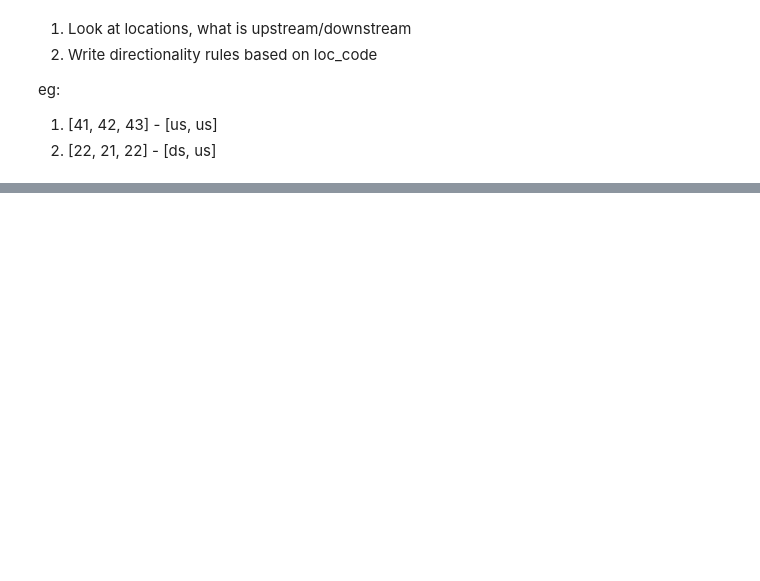
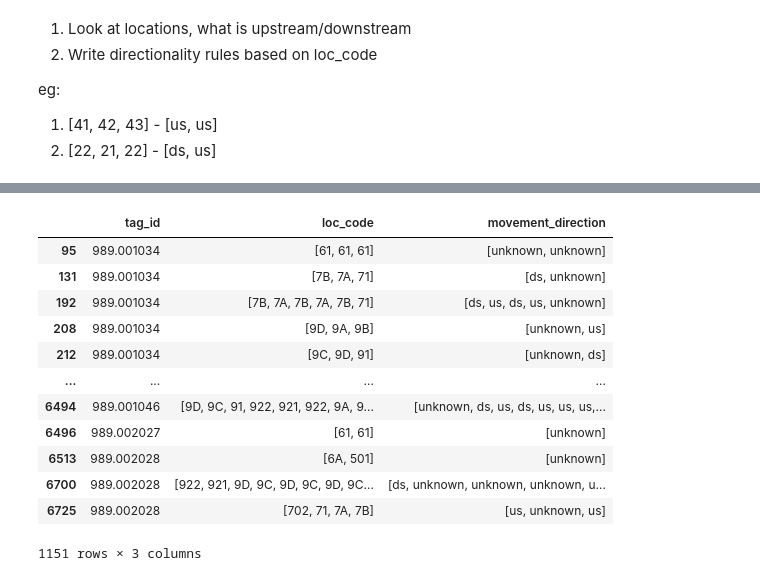
Before and after one commit to riyaeliza123/PIT-detection-patterns, a Jupyter notebook: directionality.ipynb, the cells around one changed output, grey strips where cells are left out. Saved outputs shown, nothing was run; the diff lists cells and outputs as text; code cells hidden in the pictures; blank space fills up the shorter version.

```diff
--- a/directionality.ipynb
+++ b/directionality.ipynb
@@ -147,3 +148,19 @@ sequence_df[['tag_id', 'loc_code', 'movement_direction']]
 | 6784 | 989.002028 | [91] | [] |
 | 6785 | 989.002028 | [91, 922, 921, 922, 9B, 9A, 9B, 9A] | [us, ds, us, us, ds, us, ds] |
 6786 rows × 3 columns
+# %%
+sequence_df[sequence_df["movement_direction"].apply(lambda x: "unknown" in x)]
+# %% [output]
+|  | tag_id | loc_code | movement_direction |
+| 95 | 989.001034 | [61, 61, 61] | [unknown, unknown] |
+| 131 | 989.001034 | [7B, 7A, 71] | [ds, unknown] |
+| 192 | 989.001034 | [7B, 7A, 7B, 7A, 7B, 71] | [ds, us, ds, us, unknown] |
+| 208 | 989.001034 | [9D, 9A, 9B] | [unknown, us] |
+| 212 | 989.001034 | [9C, 9D, 91] | [unknown, ds] |
+| ... | ... | ... | ... |
+| 6494 | 989.001046 | [9D, 9C, 91, 922, 921, 922, 9A, 9... | [unknown, ds, us, ds, us, us, us,... |
+| 6496 | 989.002027 | [61, 61] | [unknown] |
+| 6513 | 989.002028 | [6A, 501] | [unknown] |
+| 6700 | 989.002028 | [922, 921, 9D, 9C, 9D, 9C, 9D, 9C... | [ds, unknown, unknown, unknown, u... |
+| 6725 | 989.002028 | [702, 71, 7A, 7B] | [us, unknown, us] |
+1151 rows × 3 columns
```
Also changed, not shown: parts of 8 cells of this notebook.
